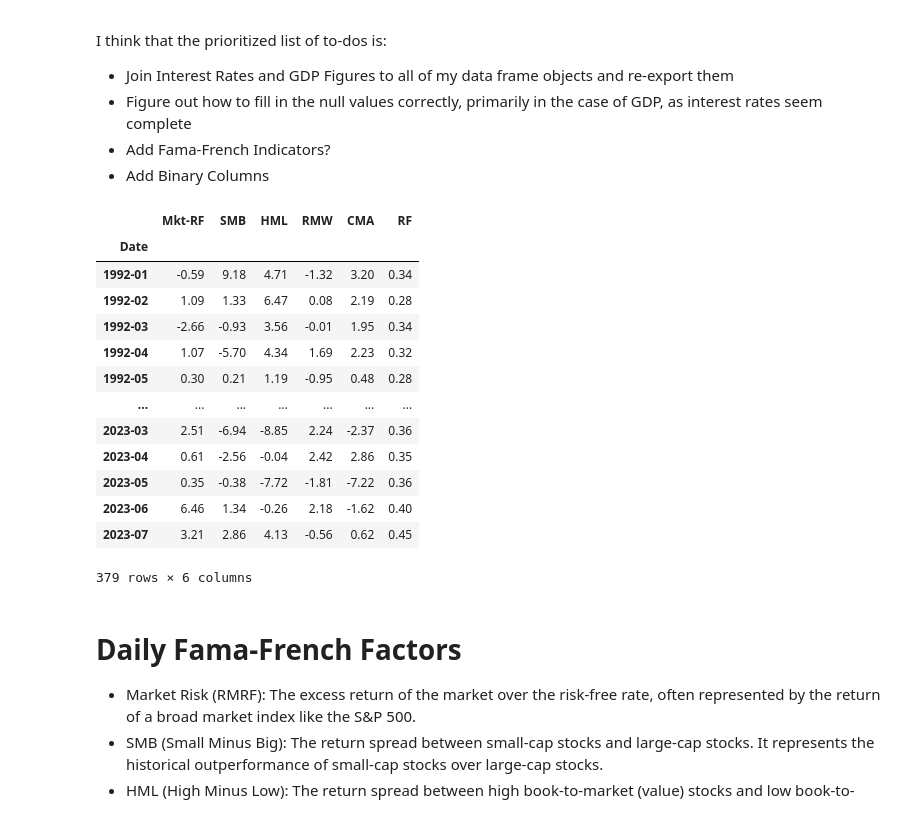
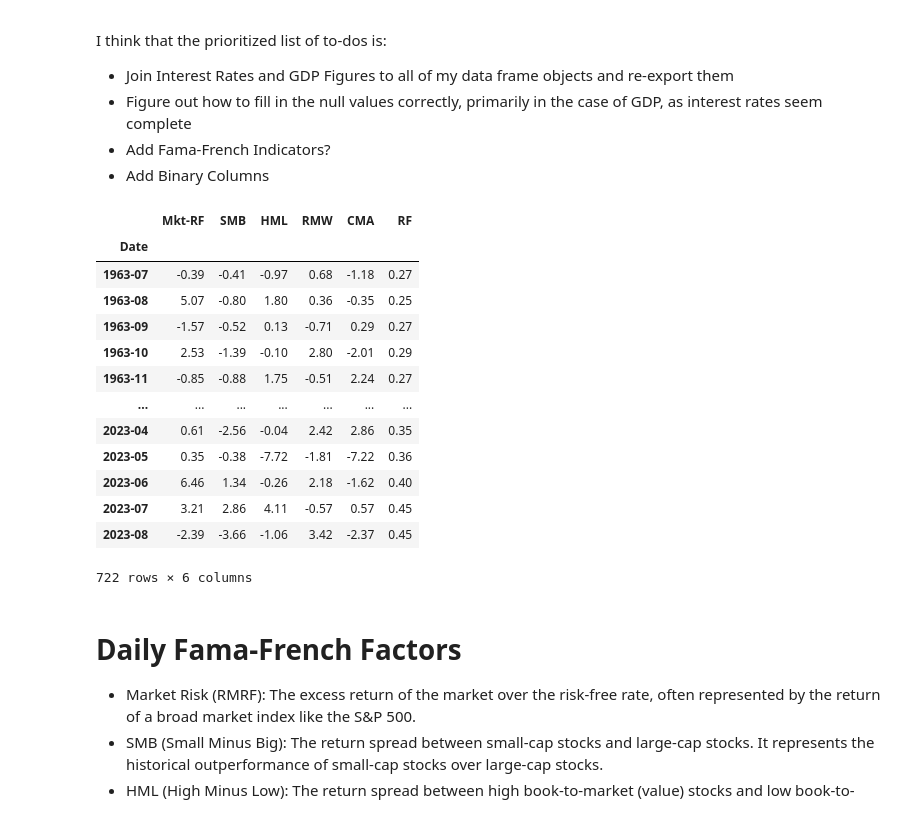
Before and after one commit to dvdhartsman/Stock_Market_Analysis, a Jupyter notebook: Data_Prep/2_Economic Data Download.ipynb, the cells around one changed output. Saved outputs shown, nothing was run; the diff lists cells and outputs as text; code cells hidden in the pictures.

Commit message:
Re-composing S&P Data

```diff
--- a/Data_Prep/2_Economic Data Download.ipynb
+++ b/Data_Prep/2_Economic Data Download.ipynb
@@ -212,22 +214,22 @@ I think that the prioritized list of to-dos is:
 - Add Fama-French Indicators?
 - Add Binary Columns
 # %%
-pdr.DataReader("F-F_Research_Data_5_Factors_2x3", 'famafrench', start='1992')[0]
+pdr.DataReader("F-F_Research_Data_5_Factors_2x3", 'famafrench', start='1962')[0]
 # %% [output]
 |  | Mkt-RF | SMB | HML | RMW | CMA | RF |
 | Date |  |  |  |  |  |  |
-| 1992-01 | -0.59 | 9.18 | 4.71 | -1.32 | 3.20 | 0.34 |
-| 1992-02 | 1.09 | 1.33 | 6.47 | 0.08 | 2.19 | 0.28 |
-| 1992-03 | -2.66 | -0.93 | 3.56 | -0.01 | 1.95 | 0.34 |
-| 1992-04 | 1.07 | -5.70 | 4.34 | 1.69 | 2.23 | 0.32 |
-| 1992-05 | 0.30 | 0.21 | 1.19 | -0.95 | 0.48 | 0.28 |
+| 1963-07 | -0.39 | -0.41 | -0.97 | 0.68 | -1.18 | 0.27 |
+| 1963-08 | 5.07 | -0.80 | 1.80 | 0.36 | -0.35 | 0.25 |
+| 1963-09 | -1.57 | -0.52 | 0.13 | -0.71 | 0.29 | 0.27 |
+| 1963-10 | 2.53 | -1.39 | -0.10 | 2.80 | -2.01 | 0.29 |
+| 1963-11 | -0.85 | -0.88 | 1.75 | -0.51 | 2.24 | 0.27 |
 | ... | ... | ... | ... | ... | ... | ... |
-| 2023-03 | 2.51 | -6.94 | -8.85 | 2.24 | -2.37 | 0.36 |
 | 2023-04 | 0.61 | -2.56 | -0.04 | 2.42 | 2.86 | 0.35 |
 | 2023-05 | 0.35 | -0.38 | -7.72 | -1.81 | -7.22 | 0.36 |
 | 2023-06 | 6.46 | 1.34 | -0.26 | 2.18 | -1.62 | 0.40 |
-| 2023-07 | 3.21 | 2.86 | 4.13 | -0.56 | 0.62 | 0.45 |
+| 2023-07 | 3.21 | 2.86 | 4.11 | -0.57 | 0.57 | 0.45 |
+| 2023-08 | -2.39 | -3.66 | -1.06 | 3.42 | -2.37 | 0.45 |
-379 rows × 6 columns
+722 rows × 6 columns
 # %% [markdown]
 # Daily Fama-French Factors
 - Market Risk (RMRF): The excess return of the market over the risk-free rate, often represented by the return of a broad market index like the S&P 500.
```
Also changed, not shown: parts of 38 cells of this notebook, 2 other files.
